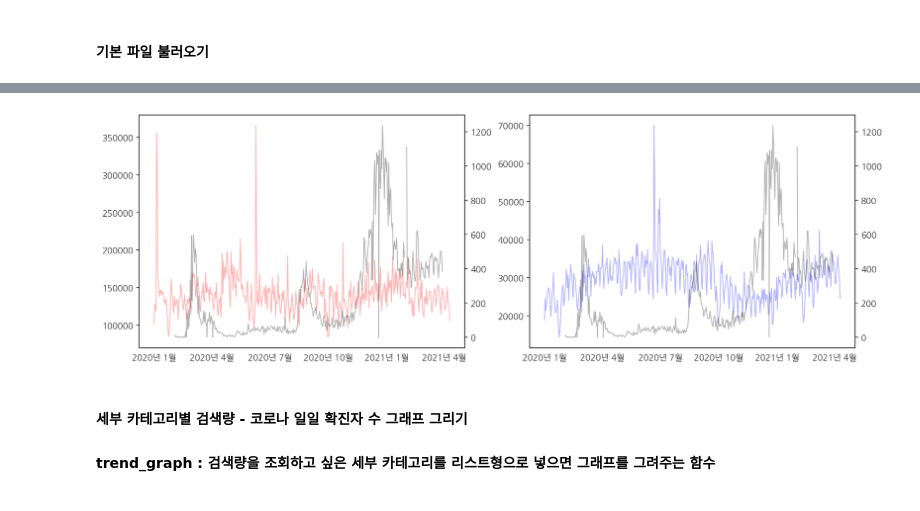
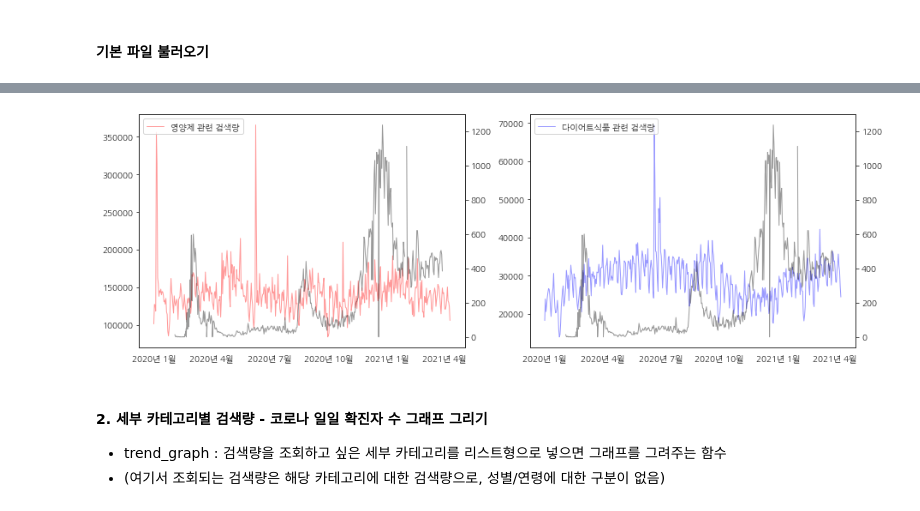
Before and after one commit to jayz0417/EDA_PROJECT, a Jupyter notebook: analysis_hypothesis_1.ipynb, the cells around one changed output, grey strips where cells are left out. Saved outputs shown, nothing was run; the diff lists cells and outputs as text; code cells hidden in the pictures.

```diff
--- a/analysis_hypothesis_1.ipynb
+++ b/analysis_hypothesis_1.ipynb
@@ -122,30 +283,53 @@ total_trend = pd.merge(left=total_trend, right=covid[["date", "daycnt"]],
+# %%
+sns.set_style("white")
+plt.rcParams['axes.unicode_minus'] = False
+plt.rcParams['font.family'] = 'NanumGothic'
+
+plt.figure(figsize=(15,5))
+
+ax1 = plt.subplot(121)
+ax2 = ax1.twinx()
+plot1 = ax1.plot(total_trend["date"], total_trend["nut_sum"], "-", color='red', lw=1, alpha=0.4,
+                 label = "영양제 관련 검색량")
+plot2 = ax2.plot(total_trend["date"], total_trend["daycnt"], "-", color='black', lw=1, alpha=0.4)
+plt.xticks(["2020-01-01", "2020-04-01","2020-07-01", "2020-10-01","2021-01-01","2021-04-01"],
+          labels = ["2020년 1월","2020년 4월","2020년 7월","2020년 10월",
+                    "2021년 1월","2021년 4월"])
+ax1.legend(loc = "upper left")
+
+ax3 = plt.subplot(122)
+ax4 = ax3.twinx()
+plot3 = ax3.plot(total_trend["date"], total_trend["food_sum"], "-", color='blue', lw=1, alpha=0.4,
+                label = "다이어트식품 관련 검색량")
+plot4 = ax4.plot(total_trend["date"], total_trend["daycnt"], "-", color='black', lw=1, alpha=0.4)
+plt.xticks(["2020-01-01", "2020-04-01","2020-07-01", "2020-10-01","2021-01-01","2021-04-01"],
+          labels = ["2020년 1월","2020년 4월","2020년 7월","2020년 10월",
+                    "2021년 1월","2021년 4월"])
+ax3.legend(loc = "upper left")
+
+plt.show()
+# %% [output]
+[figure, added]
+# %% [markdown]
+#### 2. 세부 카테고리별 검색량 - 코로나 일일 확진자 수 그래프 그리기
+- trend_graph : 검색량을 조회하고 싶은 세부 카테고리를 리스트형으로 넣으면 그래프를 그려주는 함수
+- (여기서 조회되는 검색량은 해당 카테고리에 대한 검색량으로, 성별/연령에 대한 구분이 없음)
 # %%
-sns.set_style("white")
-plt.rcParams['axes.unicode_minus'] = False
-plt.rcParams['font.family'] = 'NanumGothic'
+def trend_graph(catenames) :
+    sns.set_style("white")
+    plt.rcParams['axes.unicode_minus'] = False
+    plt.rcParams['font.family'] = 'NanumGothic'
 
-plt.figure(figsize=(15,5))
+    fig = plt.figure(figsize=(15,5))
+    ax1 = fig.add_subplot()
 
-ax1 = plt.subplot(121)
-ax2 = ax1.twinx()
-plot1 = ax1.plot(total_trend["date"], total_trend["nut_sum"], "-", color='red', lw=1, alpha=0.3)
-plot2 = ax2.plot(total_trend["date"], total_trend["daycnt"], "-", color='black', lw=1, alpha=0.3)
-plt.xticks(["2020-01-01", "2020-04-01","2020-07-01", "2020-10-01","2021-01-01","2021-04-01"],
-          labels = ["2020년 1월","2020년 4월","2020년 7월","2020년 10월",
-                    "2021년 1월","2021년 4월"])
+    for i, value in enumerate(catenames) :
+        plot1 = ax1.plot(total_trend["date"], total_trend[value], "-", lw=1, alpha=1, label = f"{value}")
+        ax1.legend(loc = "upper left")
 
-ax3 = plt.subplot(122)
-ax4 = ax3.twinx()
-plot3 = ax3.plot(total_trend["date"], total_trend["food_sum"], "-", color='blue', lw=1, alpha=0.3)
-plot4 = ax4.plot(total_trend["date"], total_trend["daycnt"], "-", color='black', lw=1, alpha=0.3)
-plt.xticks(["2020-01-01", "2020-04-01","2020-07-01", "2020-10-01","2021-01-01","2021-04-01"],
-          labels = ["2020년 1월","2020년 4월","2020년 7월","2020년 10월",
-                    "2021년 1월","2021년 4월"])
-
-
-plt.show()
+    ax2 = ax1.twinx()
+    plot2 = ax2.plot(total_trend["date"], total_trend["daycnt"], "-", color='red', lw=1, alpha=0.7, label = "코로나 일일 확진자")
+    plt.xticks(["2020-01-01", "2020-04-01","2020-07-01", "2020-10-01","2021-01-01","2021-04-01"],
+          labels = ["2020년 1월","2020년 4월","2020년 7월","2020년 10월", "2021년 1월","2021년 4월"])
+    ax2.legend(loc = "upper right")
+    plt.show()
-# %% [output]
-[figure, removed]
-# %% [markdown]
-#### 세부 카테고리별 검색량 - 코로나 일일 확진자 수 그래프 그리기
-#### trend_graph : 검색량을 조회하고 싶은 세부 카테고리를 리스트형으로 넣으면 그래프를 그려주는 함수
```
Also changed, not shown: parts of 94 cells of this notebook.
